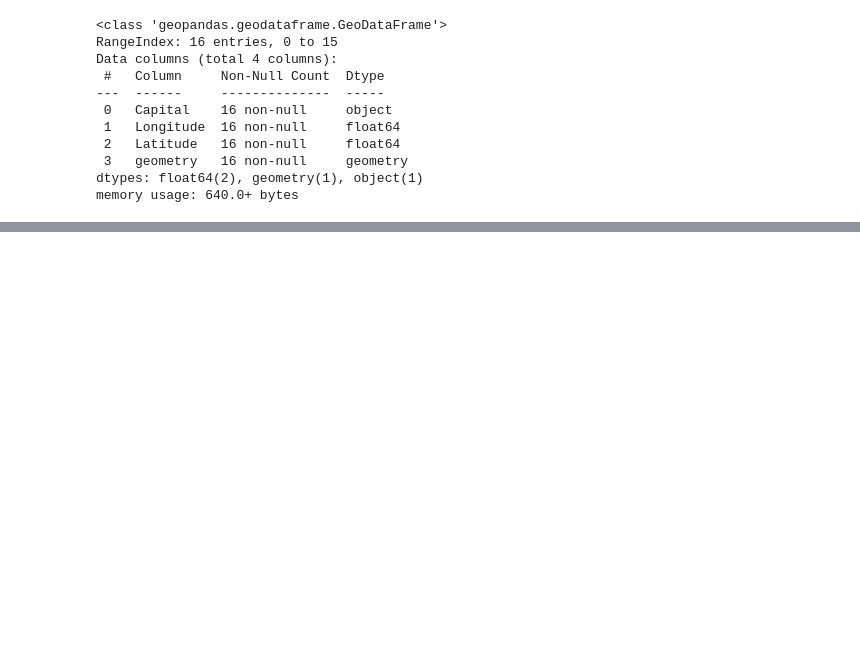
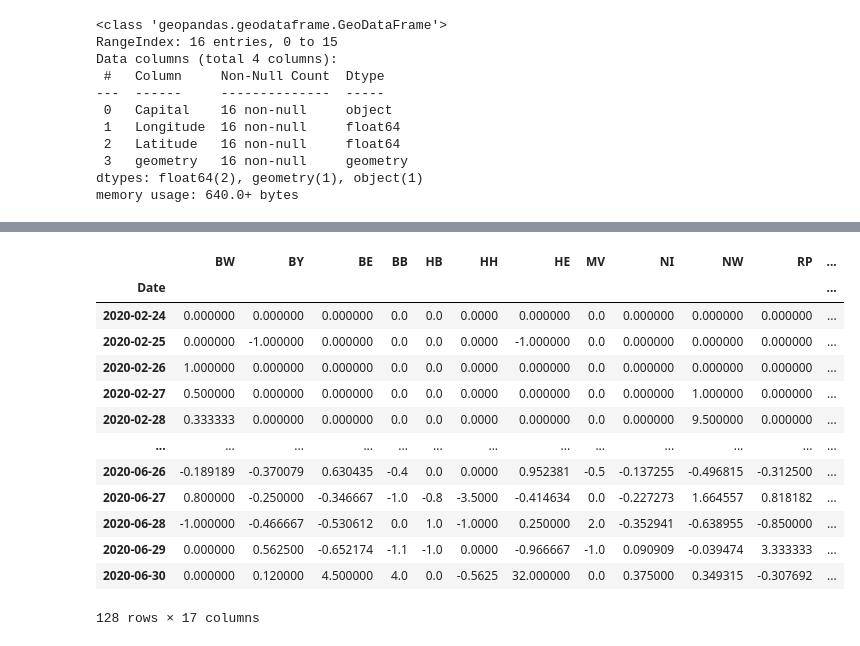
Before and after one commit to Jubo30/Data-Science-Project, a Jupyter notebook: Täglicher Zuwachs Deutschland.ipynb, the cells around one changed output, grey strips where cells are left out. Cells and saved outputs as stored; diff of their text form; code cells hidden in the pictures; blank space fills up the shorter version.

```diff
--- a/Täglicher Zuwachs Deutschland.ipynb
+++ b/Täglicher Zuwachs Deutschland.ipynb
@@ -607,0 +819,17 @@ memory usage: 640.0+ bytes
+# %%
+test3_1
+# %% [output]
+|  | BW | BY | BE | BB | HB | HH | HE | MV | NI | NW | RP | ... |
+| Date |  |  |  |  |  |  |  |  |  |  |  | ... |
+| 2020-02-24 | 0.000000 | 0.000000 | 0.000000 | 0.0 | 0.0 | 0.0000 | 0.000000 | 0.0 | 0.000000 | 0.000000 | 0.000000 | ... |
+| 2020-02-25 | 0.000000 | -1.000000 | 0.000000 | 0.0 | 0.0 | 0.0000 | -1.000000 | 0.0 | 0.000000 | 0.000000 | 0.000000 | ... |
+| 2020-02-26 | 1.000000 | 0.000000 | 0.000000 | 0.0 | 0.0 | 0.0000 | 0.000000 | 0.0 | 0.000000 | 0.000000 | 0.000000 | ... |
+| 2020-02-27 | 0.500000 | 0.000000 | 0.000000 | 0.0 | 0.0 | 0.0000 | 0.000000 | 0.0 | 0.000000 | 1.000000 | 0.000000 | ... |
+| 2020-02-28 | 0.333333 | 0.000000 | 0.000000 | 0.0 | 0.0 | 0.0000 | 0.000000 | 0.0 | 0.000000 | 9.500000 | 0.000000 | ... |
+| ... | ... | ... | ... | ... | ... | ... | ... | ... | ... | ... | ... | ... |
+| 2020-06-26 | -0.189189 | -0.370079 | 0.630435 | -0.4 | 0.0 | 0.0000 | 0.952381 | -0.5 | -0.137255 | -0.496815 | -0.312500 | ... |
+| 2020-06-27 | 0.800000 | -0.250000 | -0.346667 | -1.0 | -0.8 | -3.5000 | -0.414634 | 0.0 | -0.227273 | 1.664557 | 0.818182 | ... |
+| 2020-06-28 | -1.000000 | -0.466667 | -0.530612 | 0.0 | 1.0 | -1.0000 | 0.250000 | 2.0 | -0.352941 | -0.638955 | -0.850000 | ... |
+| 2020-06-29 | 0.000000 | 0.562500 | -0.652174 | -1.1 | -1.0 | 0.0000 | -0.966667 | -1.0 | 0.090909 | -0.039474 | 3.333333 | ... |
+| 2020-06-30 | 0.000000 | 0.120000 | 4.500000 | 4.0 | 0.0 | -0.5625 | 32.000000 | 0.0 | 0.375000 | 0.349315 | -0.307692 | ... |
+128 rows × 17 columns
```
Also changed, not shown: parts of 23 cells of this notebook, 1 other file.
